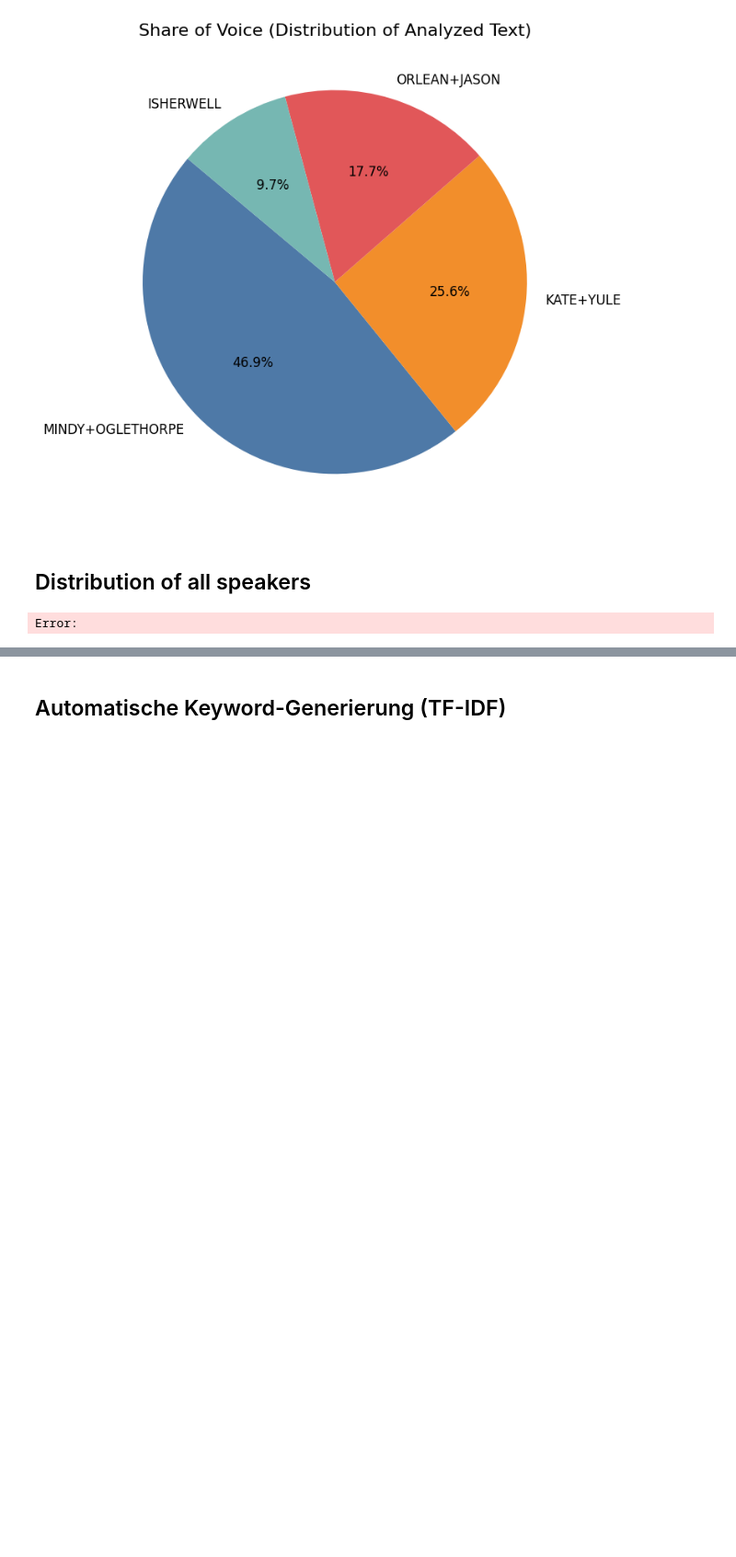
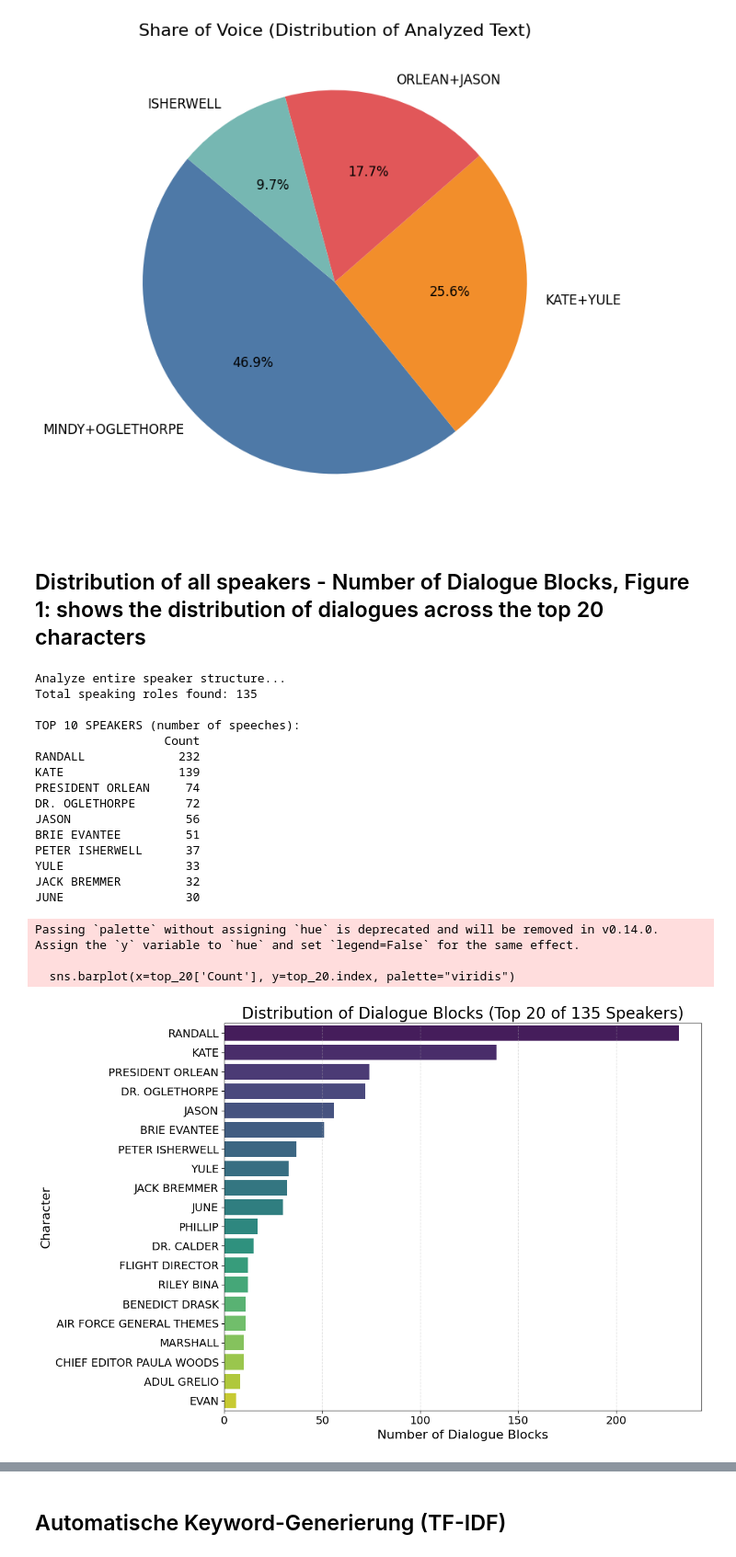
Before and after one commit to peter2b/dont_look_up, a Jupyter notebook: Frame_Analysis_DONT_LOOK_UP_fin.ipynb, the cells around one changed output, grey strips where cells are left out. Shown at 92% size. Cells and saved outputs as stored; diff of their text form; code cells hidden in the pictures; blank space fills up the shorter version.

```diff
--- a/Frame_Analysis_DONT_LOOK_UP_fin.ipynb
+++ b/Frame_Analysis_DONT_LOOK_UP_fin.ipynb
@@ -303,7 +290,7 @@ def clean_text(text):
 # ==========================================
 # 3. EXECUTION & PLOT
 # ==========================================
-file_path = 'source_data/Dont_Look_Up.txt'
+file_path = 'Dont_Look_Up.txt'
 
 try:
     # --- Parsing ---
@@ -455,7 +442,7 @@ ORLEAN+JASON                       7.3                17.7
 ISHERWELL                         13.9                 9.7
 [figure]
 # %% [markdown]
-## Distribution of all speakers
+## Distribution of all speakers - Number of Dialogue Blocks, Figure 1: shows the distribution of dialogues across the top 20 characters
 # %%
 import re
 import pandas as pd
@@ -464,7 +451,7 @@ import seaborn as sns
 from collections import Counter
 
 # CUSTOMIZE FILE PATH
-file_path = 'source_data/Dont_Look_Up.txt'
+file_path = 'Dont_Look_Up.txt'
 
 def analyze_all_speakers(file_path):
     with open(file_path, 'r', encoding='utf-8') as f:
@@ -516,31 +503,49 @@ try:
 
     # Create DataFrame
     df_speakers = pd.DataFrame.from_dict(counts, orient='index', columns=['Count'])
     df_speakers = df_speakers.sort_values(by='Count', ascending=False)
 
     print(f"Total speaking roles found: {len(df_speakers)}")
     print("\nTOP 10 SPEAKERS (number of speeches):")
     print(df_speakers.head(10))
 
     # --- VISUALIZATION (TOP 20) ---
     plt.figure(figsize=(12, 8))
 
     # Only plot the top 20
     top_20 = df_speakers.head(20)
 
     sns.barplot(x=top_20['Count'], y=top_20.index, palette="viridis")
 
     plt.title(f"Distribution of Dialogue Blocks (Top 20 of {len(df_speakers)} Speakers)", fontsize=20)
     plt.xlabel("Number of Dialogue Blocks", fontsize=16)
     plt.ylabel("Character", fontsize=16)
     plt.xticks(fontsize=14)
     plt.yticks(fontsize=14)
     plt.grid(axis='x', linestyle='--', alpha=0.5)
     plt.tight_layout()
     plt.savefig("Freq_Speaker.png", dpi=300, bbox_inches='tight')
     plt.show()
 
 except FileNotFoundError:
     print("File not found.")
 # %% [output]
-Error:
+Analyze entire speaker structure...
+Total speaking roles found: 135
+
+TOP 10 SPEAKERS (number of speeches):
+                  Count
+RANDALL             232
+KATE                139
+PRESIDENT ORLEAN     74
+DR. OGLETHORPE       72
+JASON                56
+BRIE EVANTEE         51
+PETER ISHERWELL      37
+YULE                 33
+JACK BREMMER         32
+JUNE                 30
+Passing `palette` without assigning `hue` is deprecated and will be removed in v0.14.0. Assign the `y` variable to `hue` and set `legend=False` for the same effect.
+
+  sns.barplot(x=top_20['Count'], y=top_20.index, palette="viridis")
+[figure, added]
```
Also changed, not shown: parts of 7 cells of this notebook.
